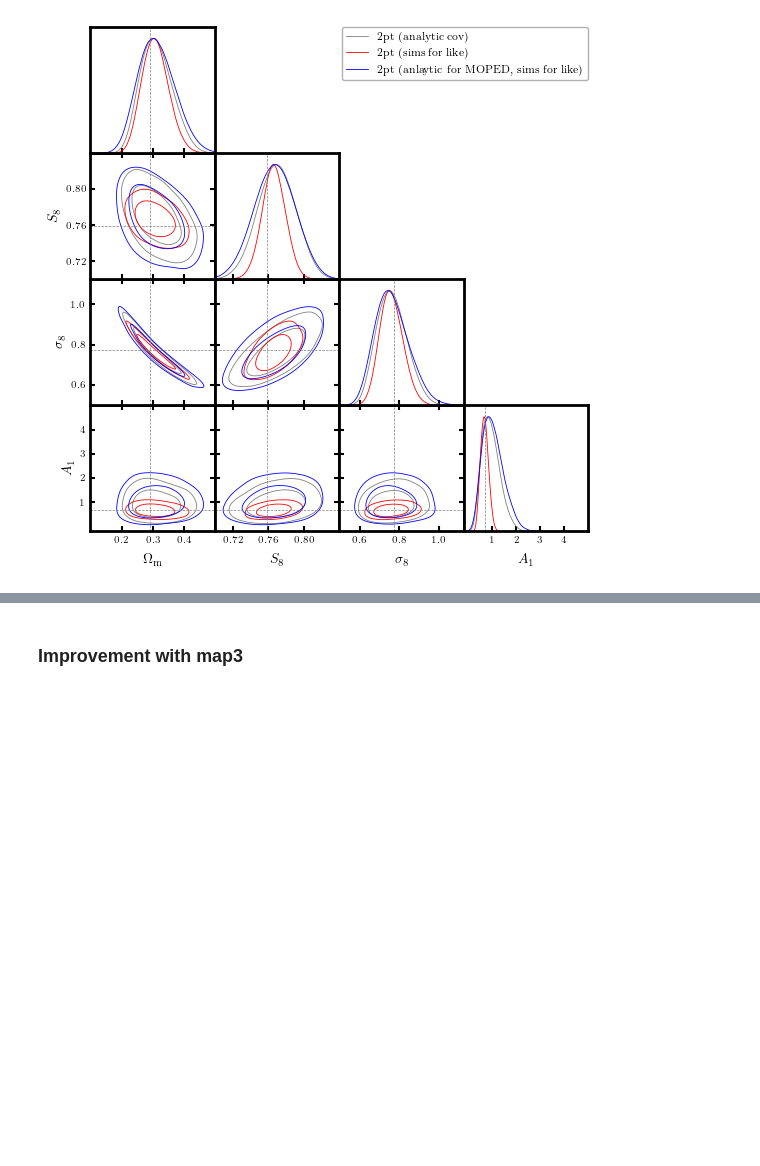
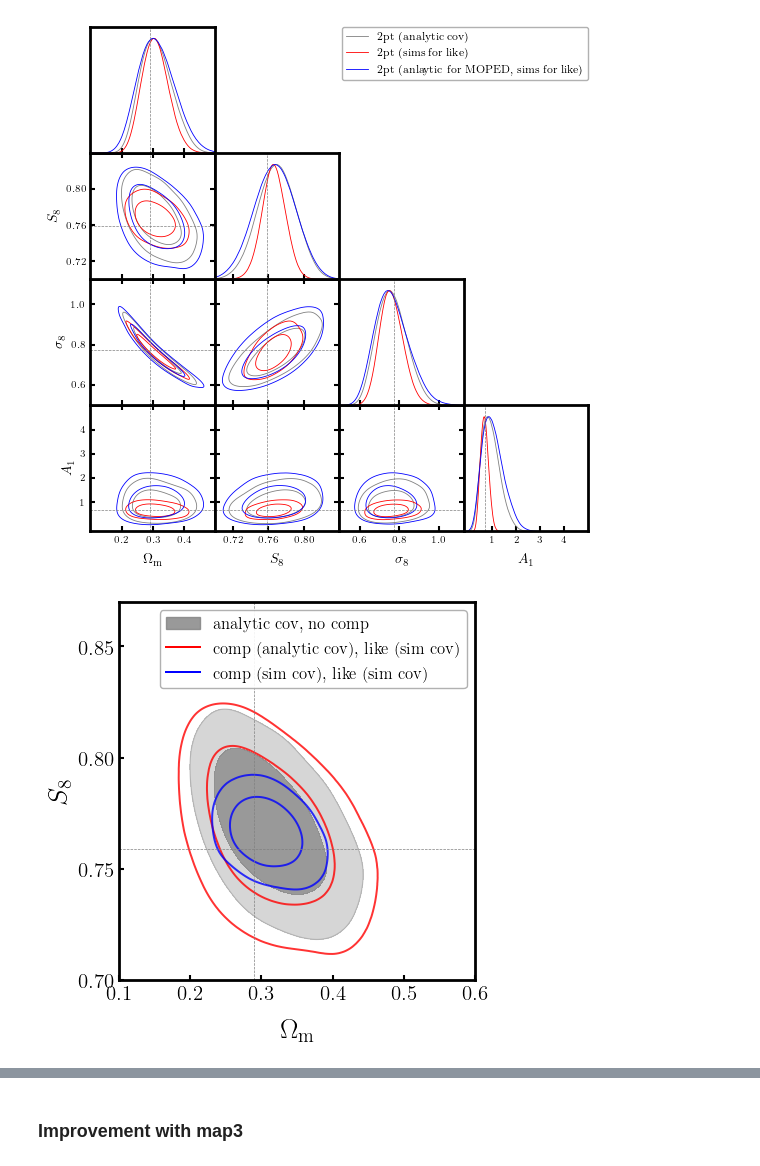
Before and after one commit to rchgomes/3pcf_integrator, a Jupyter notebook: plot-notebooks/plot-test-desy3c-2pt-only-moped.ipynb, the cells around one changed output, grey strips where cells are left out. Drawn from its saved outputs; the diff is of its cells as text; code cells hidden in the pictures; blank space fills up the shorter version.

```diff
--- a/plot-notebooks/plot-test-desy3c-2pt-only-moped.ipynb
+++ b/plot-notebooks/plot-test-desy3c-2pt-only-moped.ipynb
@@ -16,15 +17,26 @@ import utils
 s_2pt = utils.read_cosmosis_mcmc_des_chain('../output/test-desy3c-run/des-y3-2pt.txt', to_mcsamples=True, blind=False)
 # simulation based covariance, no compression
 s_2pt_sim = utils.read_cosmosis_mcmc_des_chain('../output/test-desy3c-run/des-y3-2pt-400simcov.txt', to_mcsamples=True, blind=False)
+# simulation based covariance for compression and likelihood
+s_2pt_simsim = utils.read_cosmosis_mcmc_des_chain('../output/test-desy3c-moped-run/des-y3-2pt-400simcov-simcov-compress.txt', to_mcsamples=True, blind=False)
 # analytic covariance for compression, simulation based covariance for likelihood
 s_2pt_moped= utils.read_cosmosis_mcmc_des_chain('../output/test-desy3c-moped-run/des-y3-2pt-400simcov.txt', to_mcsamples=True, blind=False)
 
 ### JOINT
 s_joint = utils.read_cosmosis_mcmc_des_chain('../output/test-desy3c-joint-2pt-moped-run/des-y3-2pt-map3-all.txt', to_mcsamples=True, blind=False)
 s_joint_auto = utils.read_cosmosis_mcmc_des_chain('../output/test-desy3c-joint-2pt-moped-run/des-y3-2pt-map3-auto.txt', to_mcsamples=True, blind=False)
+s_joint_auto_334_344 = utils.read_cosmosis_mcmc_des_chain('../output/test-desy3c-joint-2pt-moped-run/des-y3-2pt-map3-auto-334-344.txt', to_mcsamples=True, blind=False)
 
 ### BARYON
 s_baryon = utils.read_cosmosis_mcmc_des_chain('../output/test-desy3c-joint-2pt-moped-baryon-run/des-y3-2pt-map3-all.txt', to_mcsamples=True, blind=False)
+
+### wCDM
+s_2pt_wCDM = utils.read_cosmosis_mcmc_des_chain('../output/test-desy3c-moped-run/des-y3-2pt-400simcov-wCDM.txt', to_mcsamples=True, blind=False)
+s_joint_wCDM = utils.read_cosmosis_mcmc_des_chain('../output/test-desy3c-joint-2pt-moped-run/des-y3-2pt-map3-all-wCDM.txt', to_mcsamples=True, blind=False)
+
+### Comparison of theory vs cosmogrid
+s_joint_cosmogrid = utils.read_cosmosis_mcmc_des_chain('../output/test-cosmogridc-joint-2pt-moped-run/des-y3-2pt-map3-all.txt', to_mcsamples=True, blind=False)
+s_2pt_cosmogrid = utils.read_cosmosis_mcmc_des_chain('../output/test-cosmogridc-joint-2pt-moped-run/des-y3-2pt-400simcov.txt', to_mcsamples=True, blind=False)
 # %% [output]
 Removed no burn in
 Removed no burn in
@@ -45,3 +63,21 @@ plt.show()
 # %% [output]
 <Figure size 600x600 with 0 Axes>
 [figure]
+# %%
+g = plots.get_single_plotter(ratio=1, width_inch=5)
+g.settings.lab_fontsize = 20
+g.settings.axes_fontsize = 15
+g.settings.figure_legend_frame = False
+g.plot_2d([s_2pt, s_2pt_moped, s_2pt_simsim], 'om', 's8', filled=[True, False, False, False], \
+    colors=['gray', 'red', 'blue'], alphas=[0.8, 0.8, 0.8, 0.8])
+g.add_legend(['analytic cov, no comp', \
+    'comp (analytic cov), like (sim cov)', \
+    'comp (sim cov), like (sim cov)'],
+    legend_loc='upper right', fontsize=12)
+g.add_x_marker(0.29)
+g.add_y_marker(0.759)
+g.get_axes().set_xlim(0.1, 0.6)
+g.get_axes().set_ylim(0.7, 0.87)
+g.export('../plots/contour2d_test_2pt_moped_cov_choice.pdf')
+# %% [output]
+[figure, added]
```
Also changed, not shown: parts of 23 cells of this notebook, 7 other files.
